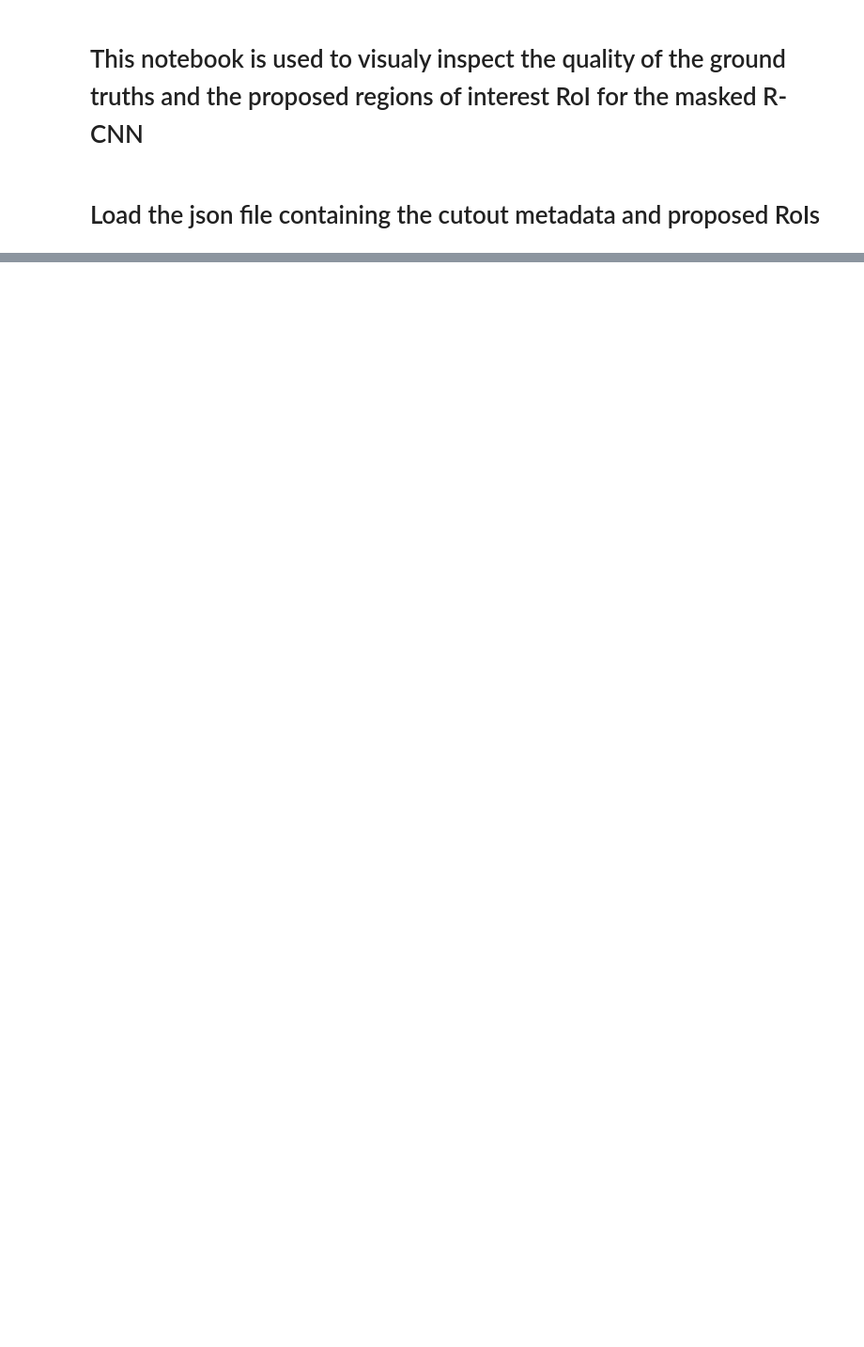
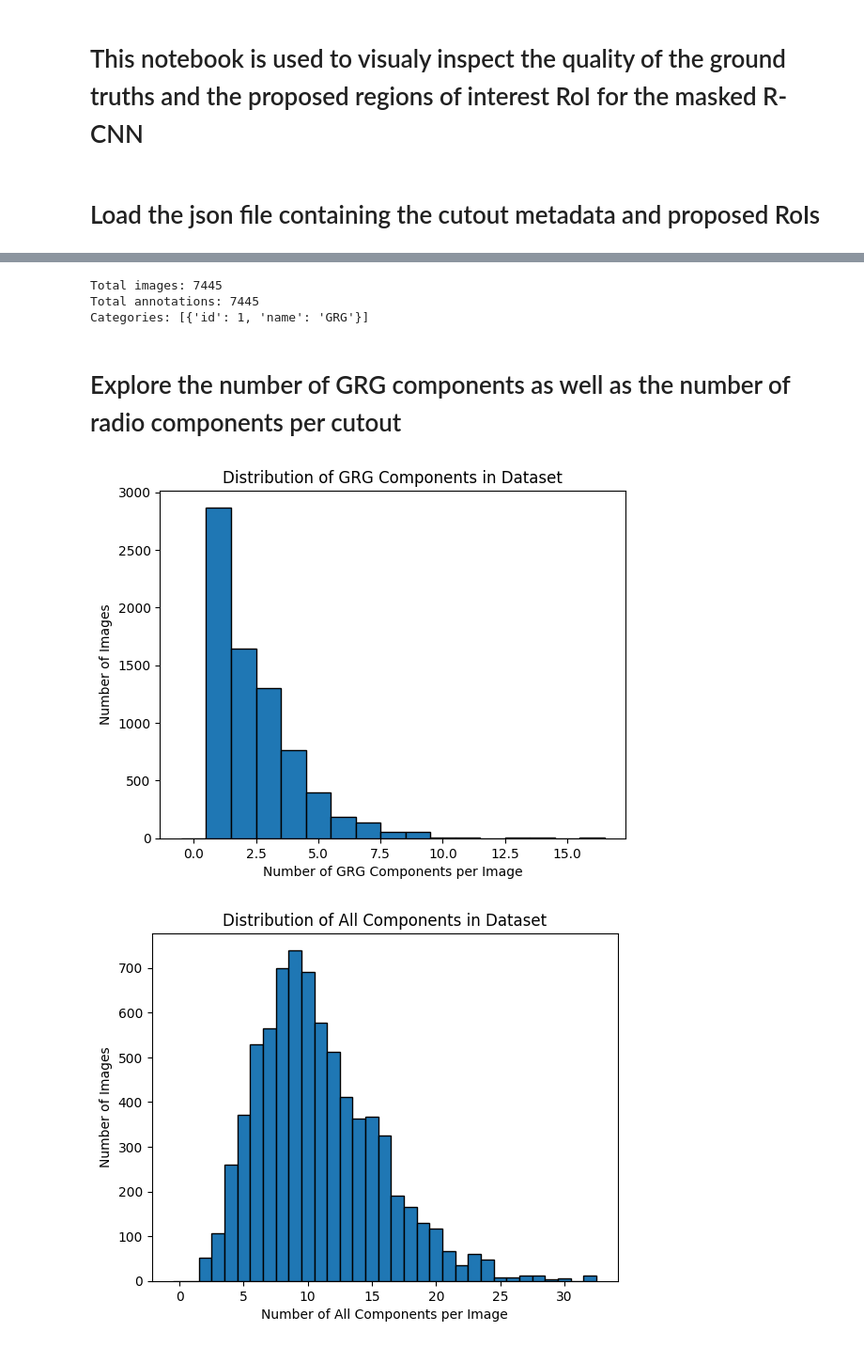
Before and after one commit to Aureusa/astro-datatools, a Jupyter notebook: examples/inspect_annotations_and_proposals.ipynb, the cells around one changed output, grey strips where cells are left out. Shown at 94% size. Saved outputs shown, nothing was run; the diff lists cells and outputs as text; code cells hidden in the pictures; blank space fills up the shorter version.

```diff
--- a/examples/inspect_annotations_and_proposals.ipynb
+++ b/examples/inspect_annotations_and_proposals.ipynb
@@ -251,0 +257,40 @@ Best box index: 5, IoU: 1.0000
+# %%
+images = annotations['images']
+annotations_list = annotations['annotations']
+categories = annotations['categories']
+
+print(f"Total images: {len(images)}")
+print(f"Total annotations: {len(annotations_list)}")
+print(f"Categories: {categories}")
+# %% [output]
+Total images: 7445
+Total annotations: 7445
+Categories: [{'id': 1, 'name': 'GRG'}]
+# %% [markdown]
+# Explore the number of GRG components as well as the number of radio components per cutout
+# %%
+def explore_dataset(annotations: dict):
+    grg_component_counts = []
+    all_compoenent_counts = []
+    for image in annotations['images']:
+        grg_component_counts.append(len(image["metadata"]["grg_positions"]))
+        all_compoenent_counts.append(len(image["metadata"]["all_component_positions"]))
+
+    # Make a histogram of the counts
+    import matplotlib.pyplot as plt
+    plt.hist(grg_component_counts, bins=np.arange(0, max(grg_component_counts)+2)-0.5, edgecolor='black')
+    plt.xlabel("Number of GRG Components per Image")
+    plt.ylabel("Number of Images")
+    plt.title("Distribution of GRG Components in Dataset")
+    plt.show()
+
+    plt.hist(all_compoenent_counts, bins=np.arange(0, max(all_compoenent_counts)+2)-0.5, edgecolor='black')
+    plt.xlabel("Number of All Components per Image")
+    plt.ylabel("Number of Images")
+    plt.title("Distribution of All Components in Dataset")
+    plt.show()
+# %%
+explore_dataset(annotations)
+# %% [output]
+[figure, added]
+[figure, added]
```
Also changed, not shown: parts of 5 cells of this notebook, 8 other files.
